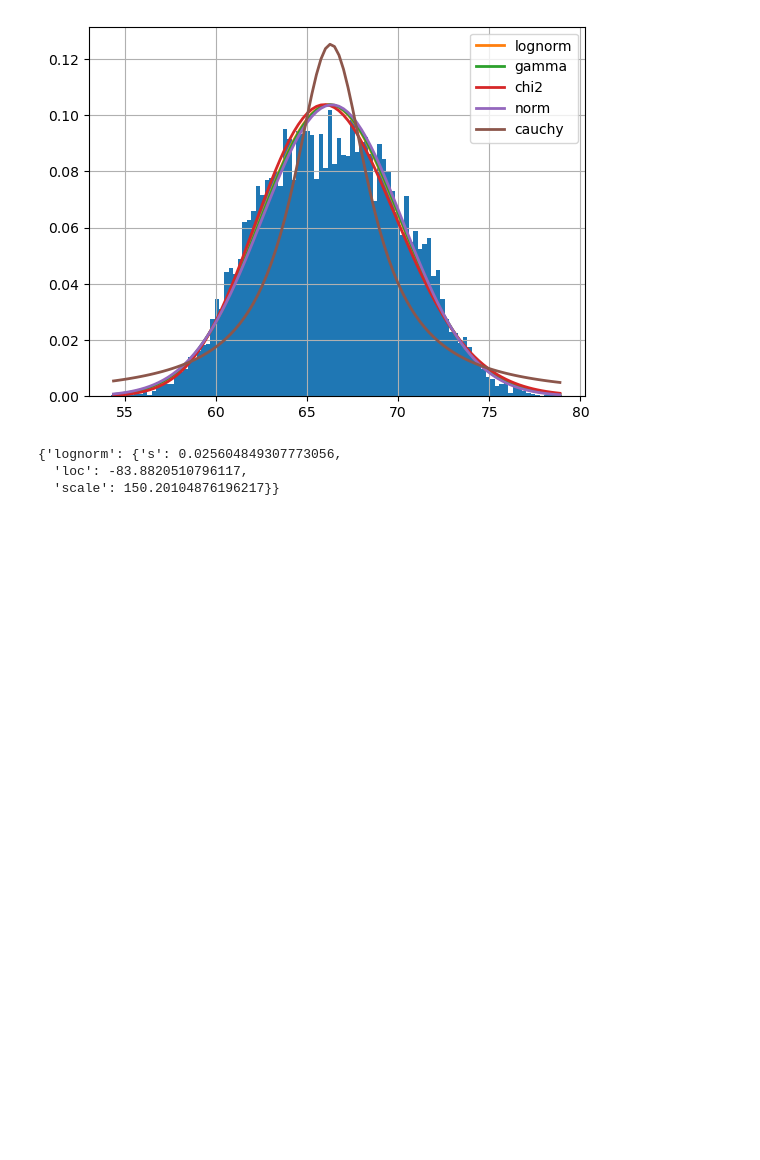
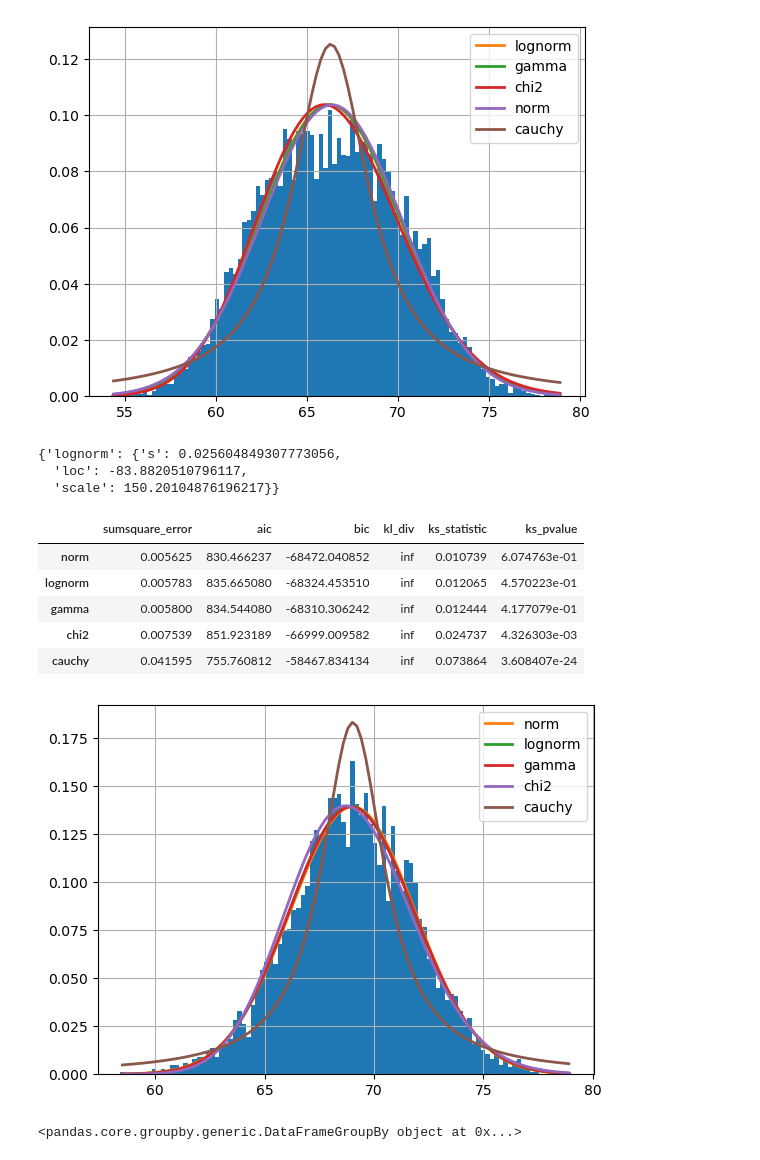
Before and after one commit to adrianatrevinoe/ArtificialInteligenceDocuments, a Jupyter notebook: PandasTips.ipynb, the cells around one changed output. Cells and saved outputs as stored; diff of their text form; code cells hidden in the pictures; blank space fills up the shorter version.

Commit message:
was able to subplot fitter for males and females heights

```diff
--- a/PandasTips.ipynb
+++ b/PandasTips.ipynb
@@ -539,3 +539,23 @@ dist_fitter.get_best(method = 'sumsquare_error')
 {'lognorm': {'s': 0.025604849307773056,
   'loc': -83.8820510796117,
   'scale': 150.20104876196217}}
+# %%
+gender = df.groupby('Gender')
+men_height = gender.get_group('Male')['Height']
+dist_fitter = Fitter(men_height,
+                   distributions = get_common_distributions())
+dist_fitter.fit()
+dist_fitter.summary()
+# %% [output]
+|  | sumsquare_error | aic | bic | kl_div | ks_statistic | ks_pvalue |
+| norm | 0.005625 | 830.466237 | -68472.040852 | inf | 0.010739 | 6.074763e-01 |
+| lognorm | 0.005783 | 835.665080 | -68324.453510 | inf | 0.012065 | 4.570223e-01 |
+| gamma | 0.005800 | 834.544080 | -68310.306242 | inf | 0.012444 | 4.177079e-01 |
+| chi2 | 0.007539 | 851.923189 | -66999.009582 | inf | 0.024737 | 4.326303e-03 |
+| cauchy | 0.041595 | 755.760812 | -58467.834134 | inf | 0.073864 | 3.608407e-24 |
+[figure, added]
+# %%
+gender = df.groupby('Gender')
+print(gender)
+# %% [output]
+<pandas.core.groupby.generic.DataFrameGroupBy object at 0x...>
```
Also changed, not shown: parts of 1 cell of this notebook.
